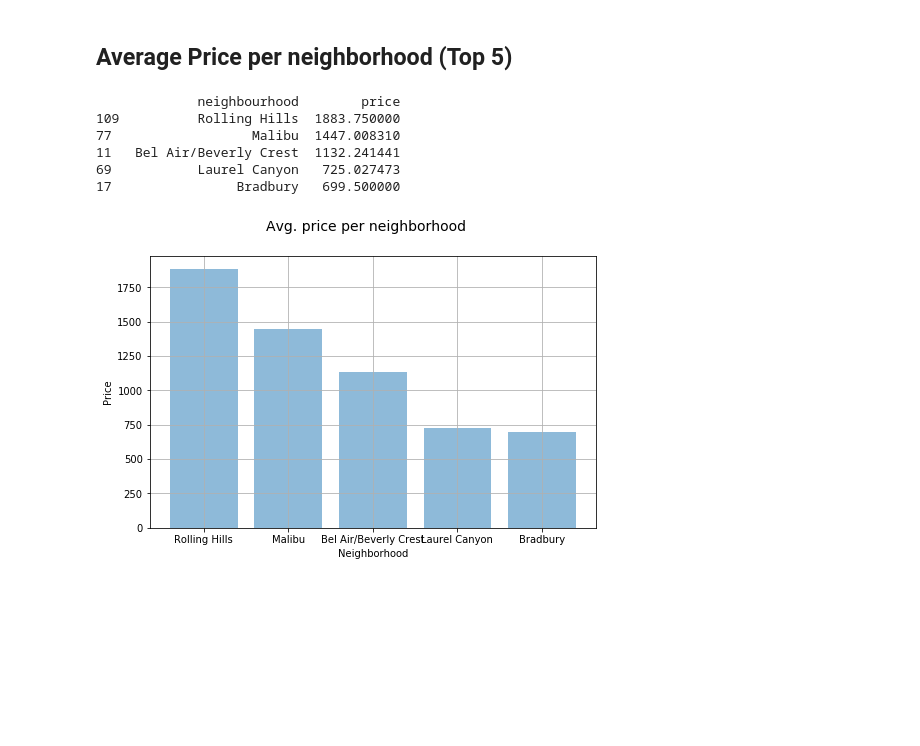
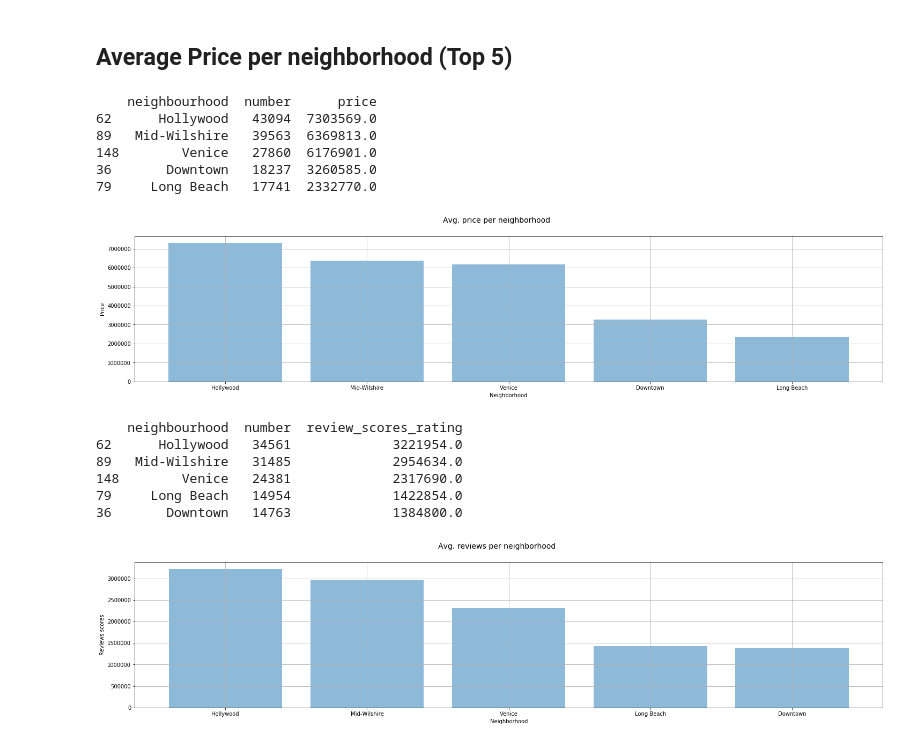
Before and after one commit to jorgelmarquez94/Project1, a Jupyter notebook: Airbnb_Front_End.ipynb, the cells around one changed output. Saved outputs shown, nothing was run; the diff lists cells and outputs as text; code cells hidden in the pictures; blank space fills up the shorter version.

Commit message:
Airbnb module V3

```diff
--- a/Airbnb_Front_End.ipynb
+++ b/Airbnb_Front_End.ipynb
@@ -10,6 +10,7 @@ You do not have to follow them exactly, but they are included to help you think
 import pandas as pd
 import matplotlib.pyplot as plt
 import numpy as np
+import scipy.stats as stats
 
 # Local application imports
 ##from modules import pyneers
@@ -26,7 +27,7 @@ error_message_ = 'Loading data, please wait...'
 print(error_message_)
 try:
     error_message_ = 'System ready'
-    AIRBNB_DT = pd.read_csv('data/listings.csv')
+    AIRBNB_DT = pd.read_csv('csv/airbnb_cleaned.csv')
     print(error_message_)
 except:
     print("Unexpected error found. Make sure CSV exist")
@@ -317,14 +320,28 @@ city.review_type_room([0,0],[85,105])
 # %% [markdown]
 ## Average Price per neighborhood (Top 5)
+# %%
+#Los Angeles average price per neighborhood (to get the top 5 best neighborhoods)
+city.neighborhood([0,0],[0,0],'p')
+#Graph (bars)
+
+#PROCESS MORE THAN 30 neighbourhood
+# %% [output]
+    neighbourhood  number      price
+62      Hollywood   43094  7303569.0
+89   Mid-Wilshire   39563  6369813.0
+148        Venice   27860  6176901.0
+36       Downtown   18237  3260585.0
+79     Long Beach   17741  2332770.0
+[figure, added]
 # %%
-#Los Angeles average price per neighborhood (to get the top 5 best neighborhoods)
-city.neighborhood([0,0],[0,0],'p')
+#Los Angeles average reviews per neighborhood (to get the top 5 best neighborhoods)
+city.neighborhood([0,0],[0,0],'r')
 #Graph (bars)
 # %% [output]
-             neighbourhood        price
-109          Rolling Hills  1883.750000
-77                  Malibu  1447.008310
-11   Bel Air/Beverly Crest  1132.241441
-69           Laurel Canyon   725.027473
-17                Bradbury   699.500000
+    neighbourhood  number  review_scores_rating
+62      Hollywood   34561             3221954.0
+89   Mid-Wilshire   31485             2954634.0
+148        Venice   24381             2317690.0
+79     Long Beach   14954             1422854.0
+36       Downtown   14763             1384800.0
-[figure, old version]
+[figure, new version]
```
Also changed, not shown: parts of 26 cells of this notebook.
